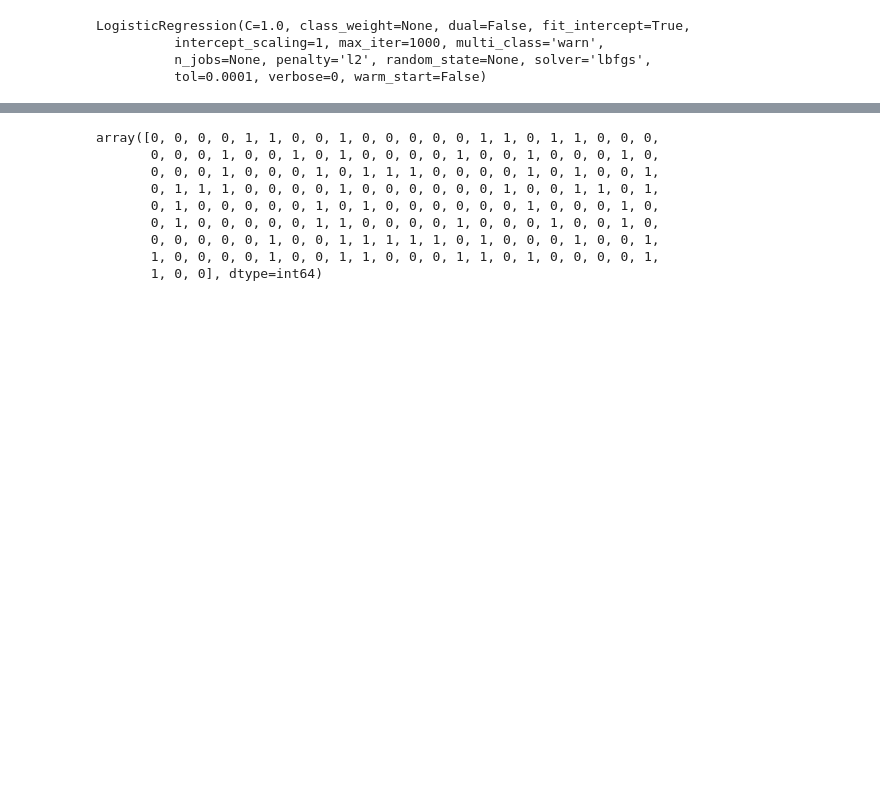
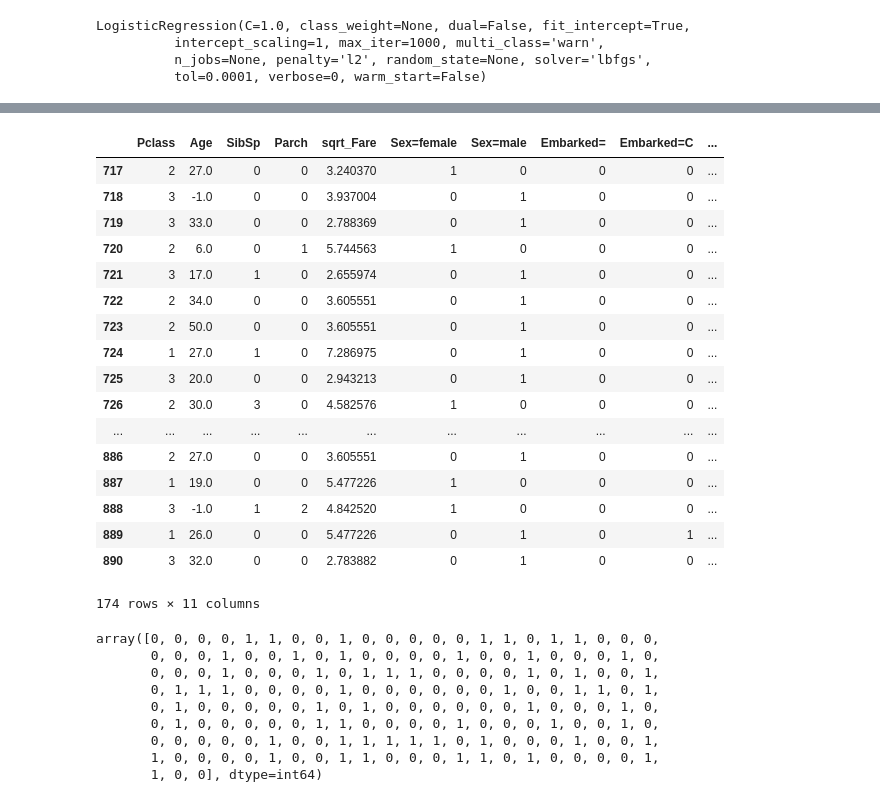
Before and after one commit to tonello88/machine_learning, a Jupyter notebook: Chapter 3 - Modeling and prediction.ipynb, the cells around one changed output, grey strips where cells are left out. Saved outputs shown, nothing was run; the diff lists cells and outputs as text; code cells hidden in the pictures; blank space fills up the shorter version.

```diff
--- a/Chapter 3 - Modeling and prediction.ipynb
+++ b/Chapter 3 - Modeling and prediction.ipynb
@@ -100,6 +100,28 @@ data_test.head()
 | 714 | 715 | 0 | 2 | Greenberg, Mr. Samuel | male | 52.0 | 0 | 0 | 250647 | 13.0000 | ... |
 | 715 | 716 | 0 | 3 | Soholt, Mr. Peter Andreas Lauritz... | male | 19.0 | 0 | 0 | 348124 | 7.6500 | ... |
 | 716 | 717 | 1 | 1 | Endres, Miss. Caroline Louise | female | 38.0 | 0 | 0 | PC 17757 | 227.5250 | ... |
+# %%
+model.coef_
+prepare_data(data_test)[5:]
+# %% [output]
+|  | Pclass | Age | SibSp | Parch | sqrt_Fare | Sex=female | Sex=male | Embarked= | Embarked=C | ... |
+| 717 | 2 | 27.0 | 0 | 0 | 3.240370 | 1 | 0 | 0 | 0 | ... |
+| 718 | 3 | -1.0 | 0 | 0 | 3.937004 | 0 | 1 | 0 | 0 | ... |
+| 719 | 3 | 33.0 | 0 | 0 | 2.788369 | 0 | 1 | 0 | 0 | ... |
+| 720 | 2 | 6.0 | 0 | 1 | 5.744563 | 1 | 0 | 0 | 0 | ... |
+| 721 | 3 | 17.0 | 1 | 0 | 2.655974 | 0 | 1 | 0 | 0 | ... |
+| 722 | 2 | 34.0 | 0 | 0 | 3.605551 | 0 | 1 | 0 | 0 | ... |
+| 723 | 2 | 50.0 | 0 | 0 | 3.605551 | 0 | 1 | 0 | 0 | ... |
+| 724 | 1 | 27.0 | 1 | 0 | 7.286975 | 0 | 1 | 0 | 0 | ... |
+| 725 | 3 | 20.0 | 0 | 0 | 2.943213 | 0 | 1 | 0 | 0 | ... |
+| 726 | 2 | 30.0 | 3 | 0 | 4.582576 | 1 | 0 | 0 | 0 | ... |
+| ... | ... | ... | ... | ... | ... | ... | ... | ... | ... | ... |
+| 886 | 2 | 27.0 | 0 | 0 | 3.605551 | 0 | 1 | 0 | 0 | ... |
+| 887 | 1 | 19.0 | 0 | 0 | 5.477226 | 1 | 0 | 0 | 0 | ... |
+| 888 | 3 | -1.0 | 1 | 2 | 4.842520 | 1 | 0 | 0 | 0 | ... |
+| 889 | 1 | 26.0 | 0 | 0 | 5.477226 | 0 | 1 | 0 | 1 | ... |
+| 890 | 3 | 32.0 | 0 | 0 | 2.783882 | 0 | 1 | 0 | 0 | ... |
+174 rows × 11 columns
 # %%
 # Make predictions
 model.predict(prepare_data(data_test))
```
Also changed, not shown: parts of 7 cells of this notebook, 3 other files.
